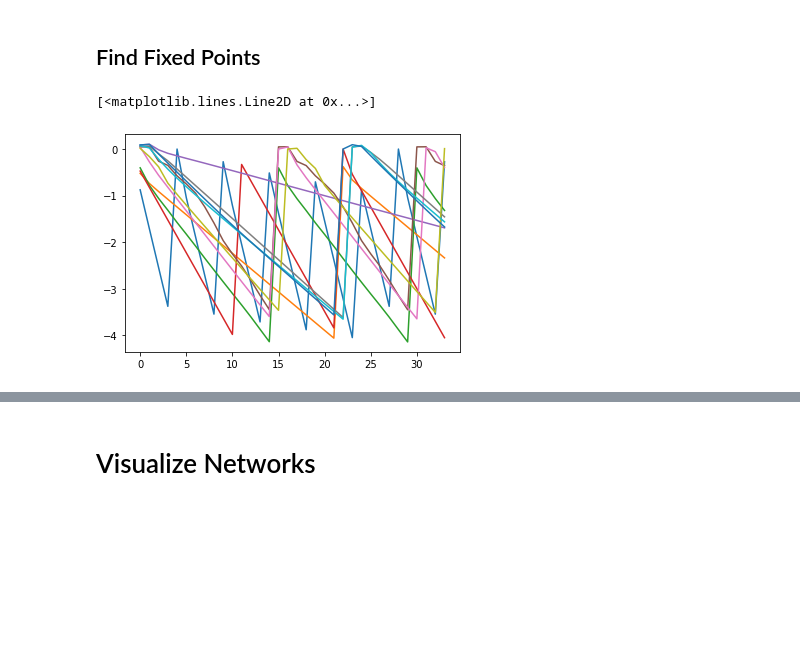
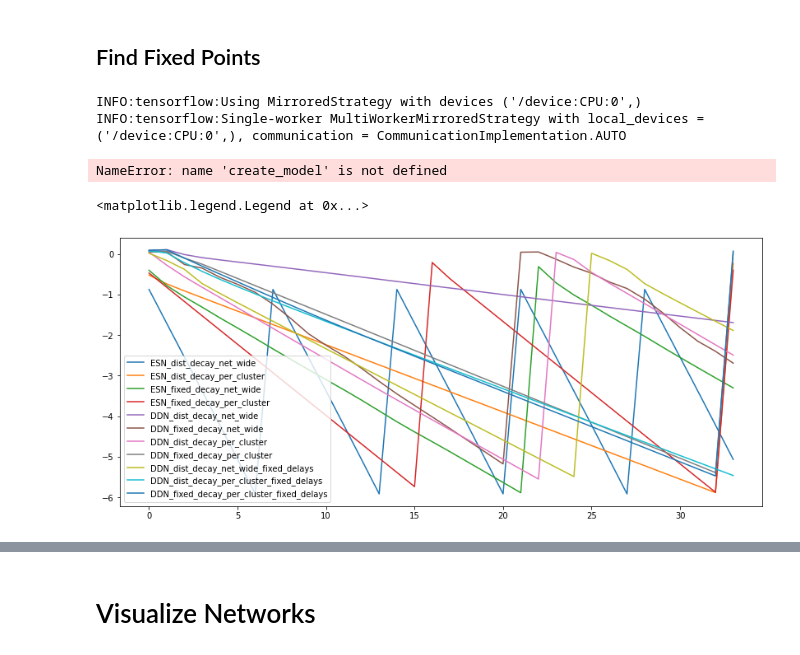
Before and after one commit to Nishant-codex/DDN-public, a Jupyter notebook: DDN_example.ipynb, the cells around one changed output, grey strips where cells are left out. Saved outputs shown, nothing was run; the diff lists cells and outputs as text; code cells hidden in the pictures; blank space fills up the shorter version.

Commit message:
plots for lyapunov exp added

```diff
--- a/DDN_example.ipynb
+++ b/DDN_example.ipynb
@@ -607,7 +607,6 @@ def perturb_net(esn_model1, esn_model2, x=None, i=None, pert=None):
     return esn_model1, esn_model2
 
 def perturb_net_tf(state1, state2, pert=None):
-
 
     state2 =  tf.compat.v1.assign(state2[:,0],state1[:,0]+pert*(tf.ones(tf.shape(state1[:,0]),dtype=tf.float64))/tf.linalg.norm(tf.ones(tf.shape(state1[:,0]),dtype=tf.float64)))
 
@@ -642,7 +641,7 @@ def lyapunov_exponents(model1, model2, input, every_k = 1, ord =2,trans=15,pert=
                 state1,state2 = perturb_net_tf(state1,state2,pert)
                 # state1,state2 = model1.cell.A,model2.cell.A
                 gamma0 = tf.linalg.norm(state1[:,0] - state2[:,0])
-                d_lower = 1e-12
+                d_lower = 1e-14
                 d_upper =  1e5
 
             response  = tf.cond((tf.greater(tf.linalg.norm(dist), d_upper) or tf.less_equal(tf.linalg.norm(dist), d_lower)), lambda: renormalize(gamma0, state2, state1, norm_order=ord,count=i), lambda: [state1, state2])
@@ -667,6 +666,34 @@ def lyapunov_exponents(model1, model2, input, every_k = 1, ord =2,trans=15,pert=
     # exp = [tf.math.log(tf.linalg.norm(j-i, ord=ord)/gamma0) for i,j in zip(traj_ref , traj_pert)]
     # diff = [tf.reduce_mean(i-j) for i,j in zip(traj_ref , traj_pert)]
     return exps , diff_k, traj_ref, traj_pert ,gamma0
+# %%
+strategy = tf.distribute.MultiWorkerMirroredStrategy()
+
+with strategy.scope():
+    model1 = create_model()  # Your model creation function
+    model2 = create_model()  # Create a second identical model
+
+dataset = tf.data.Dataset.from_tensor_slices(input)
+dist_dataset = strategy.experimental_distribute_dataset(dataset)
+
+@tf.function
+def distributed_step(inputs):
+    def step_fn(inputs):
+        state1, _ = model1.cell.call(inputs, traj_ref[-1])
+        state2, _ = model2.cell.call(inputs, traj_pert[-1])
+        # ... rest of the computation ...
+        return exps, diff_k, state1, state2
+
+    return strategy.run(step_fn, args=(inputs,))
+
+for inputs in dist_dataset:
+    exps, diff_k, state1, state2 = distributed_step(inputs)
+    traj_ref.append(state1)
+    traj_pert.append(state2)
+# %% [output]
+INFO:tensorflow:Using MirroredStrategy with devices ('/device:CPU:0',)
+INFO:tensorflow:Single-worker MultiWorkerMirroredStrategy with local_devices = ('/device:CPU:0',), communication = CommunicationImplementation.AUTO
+NameError: name 'create_model' is not defined
 # %%
 from FixedPointSearch_leaky import *
 from FixedPointStore_leaky import *
@@ -689,7 +716,7 @@ def return_lyapunov_exp(net,input_size):
         max_exps_esns_dist_clust, diff_esns_dist_clust ,ref_trajs_esns_dist_clust, pert_trajs_esns_dist_clust  =   [], [], [], []
 
 
-        for pert in [1e-3]: #1e-5,1e-7,1e-9
+        for pert in [1e-1]: #1e-5,1e-7,1e-9
                 threshold = pert*1e-2
 
                 reset_graph()
@@ -698,12 +725,7 @@ def return_lyapunov_exp(net,input_size):
 
 
                         esn_model_ddns_fixed_net_dict1 =   Model(cell = net_tf_1,   input_data = x)
-
                         esn_model_ddns_fixed_net_dict2 =   Model(cell = net_tf_2,   input_data = x)
-
-                        # esn_model_ddns_fixed_net_dict1,   esn_model_ddns_fixed_net_dict2   = perturb_net(esn_model_ddns_fixed_net_dict1,  esn_model_ddns_fixed_net_dict2,  x=x,  pert = pert,)
-
-
 
                         exp_ddns_fixed_net_dict,  diff_ddns_k_fixed_net_dict,  traj_ref_ddns_fixed_net_dict,  traj_pert_ddns_fixed_net_dict,gamma0   = lyapunov_exponents(esn_model_ddns_fixed_net_dict1,   esn_model_ddns_fixed_net_dict2,   input=x,threshold_prec=threshold, every_k=5,pert=pert,trans=25, N=100, ord='fro')
 
@@ -711,9 +733,6 @@ def return_lyapunov_exp(net,input_size):
 
                         exp_ddns_fixed_net_dict,  diff_ddns_k_fixed_net_dict,   traj_ref_ddns_fixed_net_dict,   traj_pert_ddns_fixed_net_dict, gamma0     = sess.run([exp_ddns_fixed_net_dict,  diff_ddns_k_fixed_net_dict,  traj_ref_ddns_fixed_net_dict,  traj_pert_ddns_fixed_net_dict, gamma0 ],  feed_dict = {x:INPUT})
 
-
-
-
                         max_exps_esns_dist_clust.append(exp_ddns_fixed_net_dict)
                         diff_esns_dist_clust.append(diff_ddns_k_fixed_net_dict)
                         ref_trajs_esns_dist_clust.append(traj_ref_ddns_fixed_net_dict)
@@ -732,19 +751,22 @@ best_nets_DDN_dist_decay_net_wide_fixed_delays_vals      = return_lyapunov_exp(b
 best_nets_DDN_dist_decay_per_cluster_fixed_delays_vals   = return_lyapunov_exp(best_nets_DDN_dist_decay_per_cluster_fixed_delays_dict[0]  ,200)
 best_nets_DDN_fixed_decay_per_cluster_fixed_delays_vals  = return_lyapunov_exp(best_nets_DDN_fixed_decay_per_cluster_fixed_delays_dict[0] ,200)
 # %%
-plt.plot(best_nets_ESN_dist_decay_net_wide_vals[0][0]                 ,label='ESN_dist_decay_net_wide')
-plt.plot(best_nets_ESN_dist_decay_per_cluster_vals[0][0]              ,label='ESN_dist_decay_per_cluster')
-plt.plot(best_nets_ESN_fixed_decay_net_wide_vals[0][0]                ,label='ESN_fixed_decay_net_wide')
-plt.plot(best_nets_ESN_fixed_decay_per_cluster_vals[0][0]             ,label='ESN_fixed_decay_per_cluster')
-plt.plot(best_nets_DDN_dist_decay_net_wide_vals[0][0]                 ,label='DDN_dist_decay_net_wide')
-plt.plot(best_nets_DDN_fixed_decay_net_wide_vals[0][0]                ,label='DDN_fixed_decay_net_wide')
-plt.plot(best_nets_DDN_dist_decay_per_cluster_vals[0][0]              ,label='DDN_dist_decay_per_cluster')
-plt.plot(best_nets_DDN_fixed_decay_per_cluster_vals[0][0]             ,label='DDN_fixed_decay_per_cluster')
-plt.plot(best_nets_DDN_dist_decay_net_wide_fixed_delays_vals[0][0]    ,label='DDN_dist_decay_net_wide_fixed_delays')
-plt.plot(best_nets_DDN_dist_decay_per_cluster_fixed_delays_vals[0][0] ,label='DDN_dist_decay_per_cluster_fixed_delays')
-plt.plot(best_nets_DDN_fixed_decay_per_cluster_fixed_delays_vals[0][0],label='DDN_fixed_decay_per_cluster_fixed_delays')
-# plt.legend()
+fig,ax = plt.subplots(figsize=[14,6])
+
+ax.plot(best_nets_ESN_dist_decay_net_wide_vals[0][0]                 ,label='ESN_dist_decay_net_wide')
+ax.plot(best_nets_ESN_dist_decay_per_cluster_vals[0][0]              ,label='ESN_dist_decay_per_cluster')
+ax.plot(best_nets_ESN_fixed_decay_net_wide_vals[0][0]                ,label='ESN_fixed_decay_net_wide')
+ax.plot(best_nets_ESN_fixed_decay_per_cluster_vals[0][0]             ,label='ESN_fixed_decay_per_cluster')
+ax.plot(best_nets_DDN_dist_decay_net_wide_vals[0][0]                 ,label='DDN_dist_decay_net_wide')
+ax.plot(best_nets_DDN_fixed_decay_net_wide_vals[0][0]                ,label='DDN_fixed_decay_net_wide')
+ax.plot(best_nets_DDN_dist_decay_per_cluster_vals[0][0]              ,label='DDN_dist_decay_per_cluster')
+ax.plot(best_nets_DDN_fixed_decay_per_cluster_vals[0][0]             ,label='DDN_fixed_decay_per_cluster')
+ax.plot(best_nets_DDN_dist_decay_net_wide_fixed_delays_vals[0][0]    ,label='DDN_dist_decay_net_wide_fixed_delays')
+ax.plot(best_nets_DDN_dist_decay_per_cluster_fixed_delays_vals[0][0] ,label='DDN_dist_decay_per_cluster_fixed_delays')
+ax.plot(best_nets_DDN_fixed_decay_per_cluster_fixed_delays_vals[0][0],label='DDN_fixed_decay_per_cluster_fixed_delays')
+plt.legend()
+# plt.yscale('log')
 # %% [output]
-[<matplotlib.lines.Line2D at 0x...>]
+<matplotlib.legend.Legend at 0x...>
-[figure, old version]
+[figure, new version]
 # %%
```
Also changed, not shown: parts of 3 cells of this notebook.
